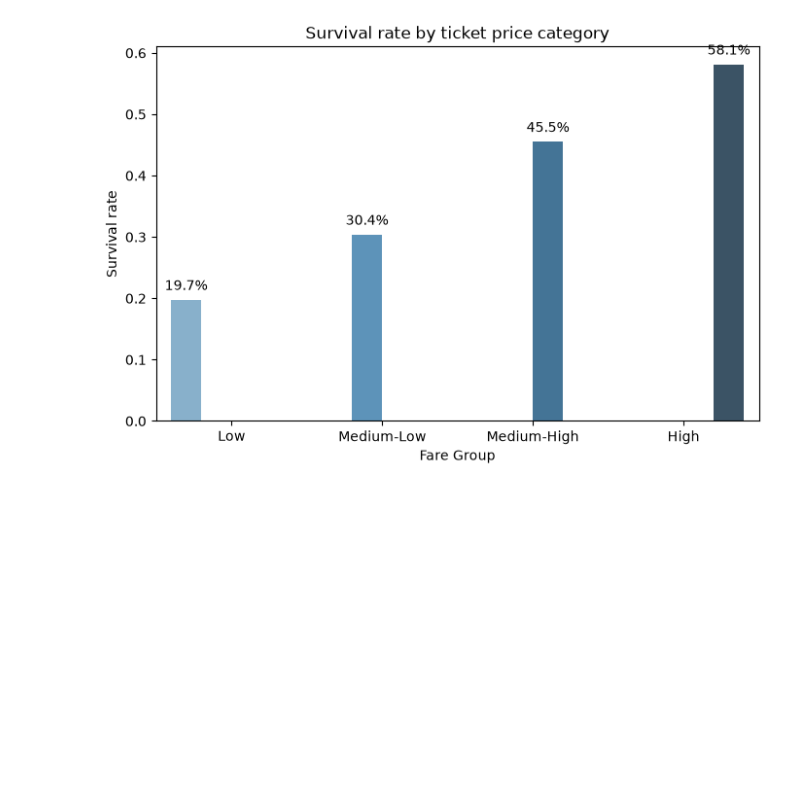
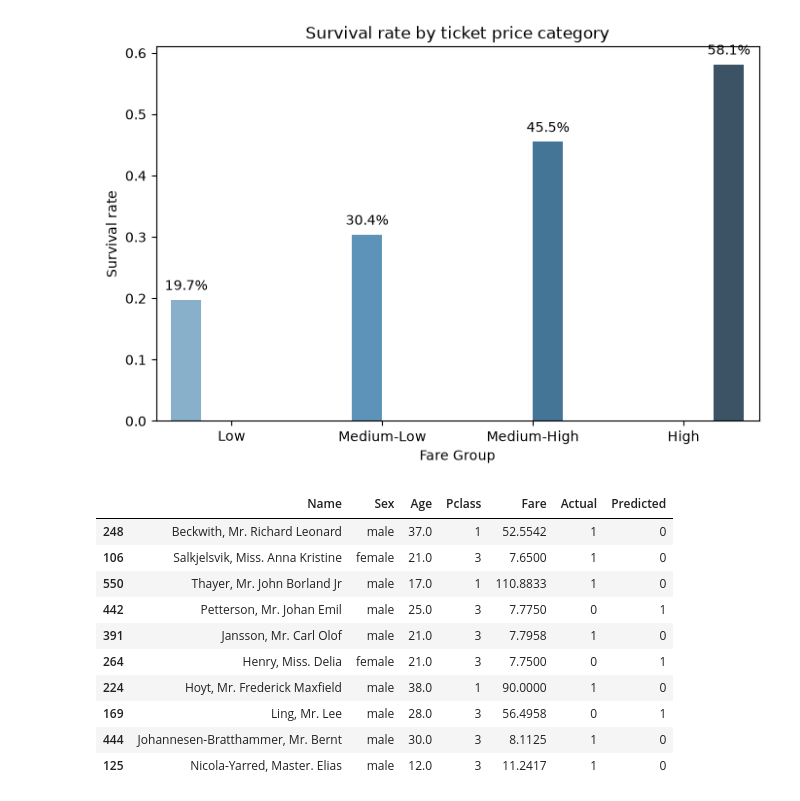
Before and after one commit to GreedIsGoody/pandas-tut, a Jupyter notebook: test.ipynb, the cells around one changed output. Cells and saved outputs as stored; diff of their text form; code cells hidden in the pictures; blank space fills up the shorter version.

Commit message:
feat: analyze the error predictions

```diff
--- a/test.ipynb
+++ b/test.ipynb
@@ -1314,3 +1314,26 @@ for p in plt.gca().patches:
 plt.show()
 # %% [output]
 [figure]
+# %%
+#find the indices of the objects from the test set where the model made errors.
+errors_mask = y_test != y_pred
+errors_df = df_titanic.loc[y_test[errors_mask].index].copy()
+
+# Adding the actual value and the prediction
+errors_df['Actual'] = y_test[errors_mask]
+errors_df['Predicted'] = y_pred[errors_mask]
+
+# Display the first 10 incorrect predictions
+errors_df[['Name', 'Sex', 'Age', 'Pclass', 'Fare', 'Actual', 'Predicted']].head(10)
+# %% [output]
+|  | Name | Sex | Age | Pclass | Fare | Actual | Predicted |
+| 248 | Beckwith, Mr. Richard Leonard | male | 37.0 | 1 | 52.5542 | 1 | 0 |
+| 106 | Salkjelsvik, Miss. Anna Kristine | female | 21.0 | 3 | 7.6500 | 1 | 0 |
+| 550 | Thayer, Mr. John Borland Jr | male | 17.0 | 1 | 110.8833 | 1 | 0 |
+| 442 | Petterson, Mr. Johan Emil | male | 25.0 | 3 | 7.7750 | 0 | 1 |
+| 391 | Jansson, Mr. Carl Olof | male | 21.0 | 3 | 7.7958 | 1 | 0 |
+| 264 | Henry, Miss. Delia | female | 21.0 | 3 | 7.7500 | 0 | 1 |
+| 224 | Hoyt, Mr. Frederick Maxfield | male | 38.0 | 1 | 90.0000 | 1 | 0 |
+| 169 | Ling, Mr. Lee | male | 28.0 | 3 | 56.4958 | 0 | 1 |
+| 444 | Johannesen-Bratthammer, Mr. Bernt | male | 30.0 | 3 | 8.1125 | 1 | 0 |
+| 125 | Nicola-Yarred, Master. Elias | male | 12.0 | 3 | 11.2417 | 1 | 0 |
```
